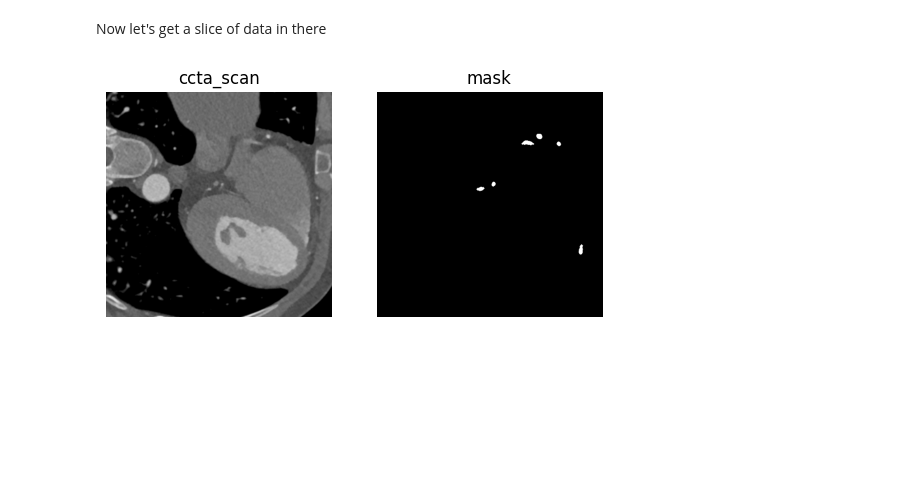
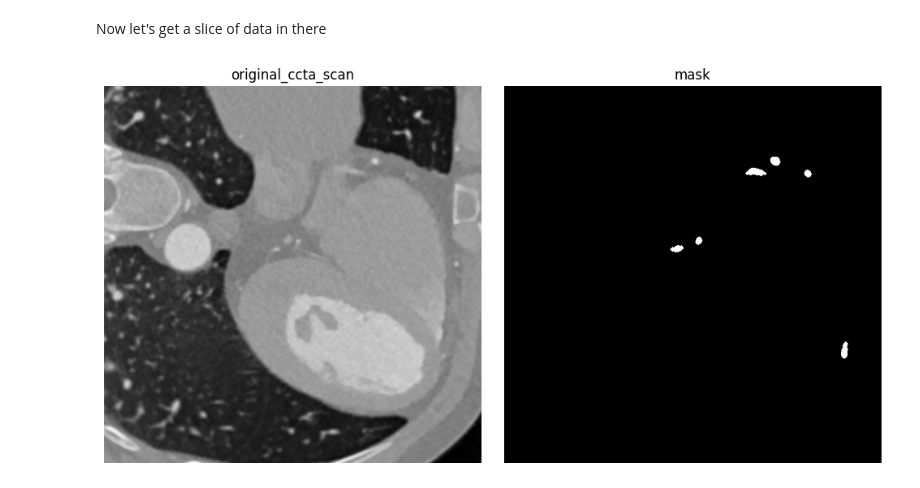
Before and after one commit to philippweinmann/mip_local_unet, a Jupyter notebook: visualize_preprocessing.ipynb, the cells around one changed output. Saved outputs shown, nothing was run; the diff lists cells and outputs as text; code cells hidden in the pictures; blank space fills up the shorter version.

Commit message:
now visualizing the entire preprocessing steps

```diff
--- a/visualize_preprocessing.ipynb
+++ b/visualize_preprocessing.ipynb
@@ -16,12 +16,16 @@ Now let's get a slice of data in there
 # %%
 z_slice = 80
 
+images = []
+titles = []
+
+image, mask = patient_x.get_image_mask_tuple()
 ccta_scan_slice = image[:, :, z_slice]
 mask_slice = mask[:, :, z_slice]
 
-images = [ccta_scan_slice, mask_slice]
-titles = ["ccta_scan", "mask"]
+images.extend([ccta_scan_slice, mask_slice])
+titles.extend(["original_ccta_scan", "mask"])
 # %%
-create_2Dimagegrid(images, titles)
+create_2Dimagegrid(images, titles, max_cols = 2)
 # %% [output]
-[figure, old version]
+[figure, new version]
```
Also changed, not shown: parts of 6 cells of this notebook, 3 other files.
